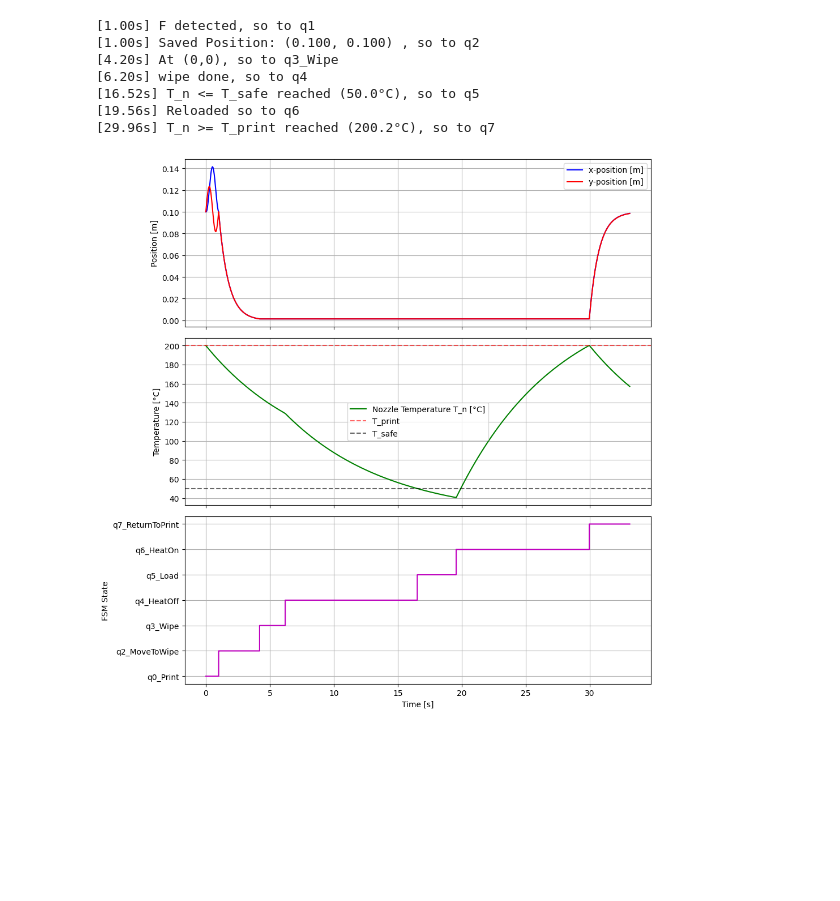
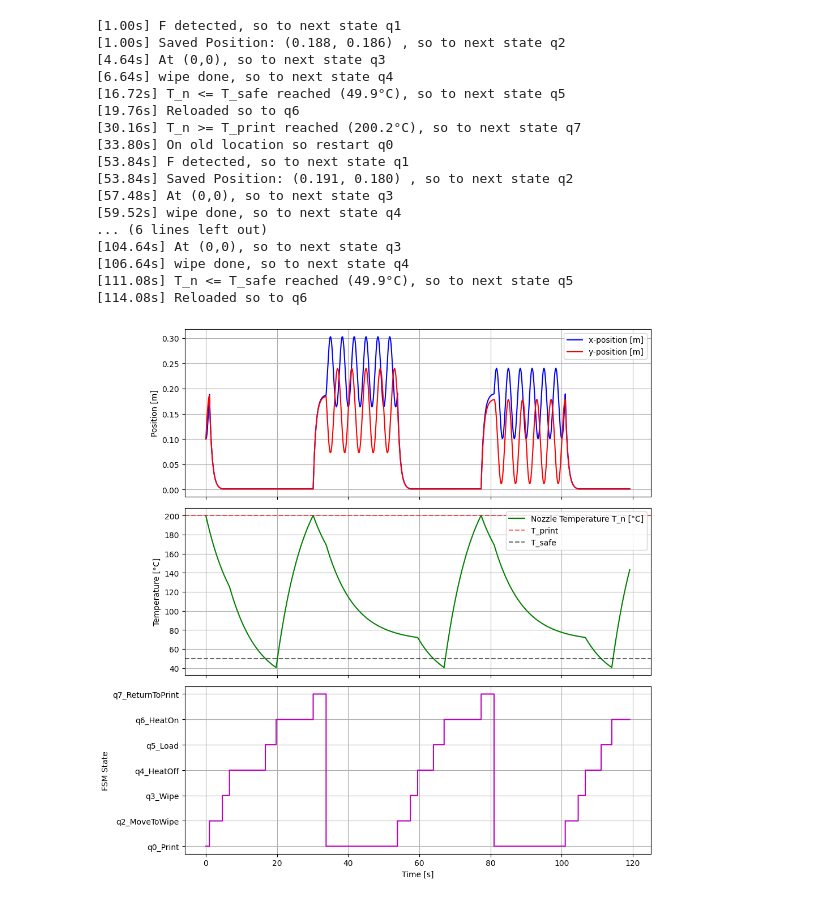
Before and after one commit to JeroenL12/Modelling-of-Dynamical-System---Report, a Jupyter notebook: Hybrid system code.ipynb, the cells around one changed output. Saved outputs shown, nothing was run; the diff lists cells and outputs as text; code cells hidden in the pictures; blank space fills up the shorter version.

```diff
--- a/Hybrid system code.ipynb
+++ b/Hybrid system code.ipynb
@@ -81,20 +81,21 @@ def run_hybrid_simulation():
         if state == 'q0_Print':
             #Drawing circle
             omega = 2.0 * np.pi
-            ux = 5.0 * np.sin(omega * t_current)
-            uy = 5.0 * np.cos(omega * t_current)
+            ux = 5.0 * np.sin(0.3*omega * t_current)
+            uy = 5.0 * np.cos(0.25*omega * t_current)
             un = 12.0
 
             if t_current >= trigger_F_time:
                 state = 'q1_Save'
-                print(f"[{t_current:.2f}s] F detected, so to q1")
+                trigger_F_time = np.inf
+                print(f"[{t_current:.2f}s] F detected, so to next state q1")
                 continue
 
         elif state == 'q1_Save':
             # Save current location
             x_saved, y_saved = x0[0], x0[3]
             ux, uy, un = 0.0, 0.0, 12.0
-            print(f"[{t_current:.2f}s] Saved Position: ({x_saved:.3f}, {y_saved:.3f}) , so to q2")
+            print(f"[{t_current:.2f}s] Saved Position: ({x_saved:.3f}, {y_saved:.3f}) , so to next state q2")
             state = 'q2_MoveToWipe'
             continue
 
@@ -106,14 +107,14 @@ def run_hybrid_simulation():
             if np.hypot(x0[0], x0[3]) < 0.002 and np.hypot(x0[1], x0[4]) < 0.01:
                 state = 'q3_Wipe'
                 timer_start = t_current
-                print(f"[{t_current:.2f}s] At (0,0), so to q3_Wipe")
+                print(f"[{t_current:.2f}s] At (0,0), so to next state q3")
                 continue
 
         elif state == 'q3_Wipe':
             ux, uy, un = 0.0, 0.0, 12.0
             if t_current - timer_start >= WIPE_TIME:
                 state = 'q4_HeatOff'
-                print(f"[{t_current:.2f}s] wipe done, so to q4")
+                print(f"[{t_current:.2f}s] wipe done, so to next state q4")
                 continue
 
         elif state == 'q4_HeatOff':
@@ -122,7 +123,7 @@ def run_hybrid_simulation():
             if x0[6] <= T_safe:
                 state = 'q5_Load'
                 timer_start = t_current
-                print(f"[{t_current:.2f}s] T_n <= T_safe reached ({x0[6]:.1f}°C), so to q5")
+                print(f"[{t_current:.2f}s] T_n <= T_safe reached ({x0[6]:.1f}°C), so to next state q5")
                 continue
 
         elif state == 'q5_Load':
@@ -137,18 +138,18 @@ def run_hybrid_simulation():
             # Guard check temp is on target level
             if x0[6] >= T_print:
                 state = 'q7_ReturnToPrint'
-                print(f"[{t_current:.2f}s] T_n >= T_print reached ({x0[6]:.1f}°C), so to q7")
+                print(f"[{t_current:.2f}s] T_n >= T_print reached ({x0[6]:.1f}°C), so to next state q7")
                 continue
 
         elif state == 'q7_ReturnToPrint':
             ux, uy = position_controller(x0[0], x0[3], x_saved, y_saved)
-            un = 12.0
+            un = 24.0
             # Guard return to saved position
             if np.hypot(x0[0] - x_saved, x0[3] - y_saved) < 0.002:
-                history_t.append(t_current)
-                history_x.append(x0)
-                history_states.append('q7_ReturnToPrint')
-                break
+                state = 'q0_Print'
+                trigger_F_time = t_current + 20.0
+                print(f"[{t_current:.2f}s] On old location so restart q0")
+                continue
 
         dt = 0.04
         t_span = (t_current, t_current + dt)
@@ -167,38 +168,48 @@ def run_hybrid_simulation():
 
 t, x_data, states = run_hybrid_simulation()
 
 fig, axes = plt.subplots(3, 1, figsize=(10, 10), sharex=True)
 
 axes[0].plot(t, x_data[:, 0], label='x-position [m]', color='b')
 axes[0].plot(t, x_data[:, 3], label='y-position [m]', color='r')
 axes[0].set_ylabel('Position [m]')
 axes[0].legend()
 axes[0].grid(True)
 
 axes[1].plot(t, x_data[:, 6], label='Nozzle Temperature T_n [°C]', color='g')
 axes[1].axhline(T_print, linestyle='--', color='r', alpha=0.6, label='T_print')
 axes[1].axhline(T_safe, linestyle='--', color='k', alpha=0.6, label='T_safe')
 axes[1].set_ylabel('Temperature [°C]')
 axes[1].legend()
 axes[1].grid(True)
 
 unique_states = sorted(list(set(states)), key=lambda s: states.index(s))
 state_indices = [unique_states.index(s) for s in states]
 axes[2].step(t, state_indices, where='post', color='m')
 axes[2].set_yticks(range(len(unique_states)))
 axes[2].set_yticklabels(unique_states)
 axes[2].set_ylabel('FSM State')
 axes[2].set_xlabel('Time [s]')
 axes[2].grid(True)
 
 plt.tight_layout()
 plt.show()
 # %% [output]
-[1.00s] F detected, so to q1
-[1.00s] Saved Position: (0.100, 0.100) , so to q2
-[4.20s] At (0,0), so to q3_Wipe
-[6.20s] wipe done, so to q4
-[16.52s] T_n <= T_safe reached (50.0°C), so to q5
-[19.56s] Reloaded so to q6
-[29.96s] T_n >= T_print reached (200.2°C), so to q7
+[1.00s] F detected, so to next state q1
+[1.00s] Saved Position: (0.188, 0.186) , so to next state q2
+[4.64s] At (0,0), so to next state q3
+[6.64s] wipe done, so to next state q4
+[16.72s] T_n <= T_safe reached (49.9°C), so to next state q5
+[19.76s] Reloaded so to q6
+[30.16s] T_n >= T_print reached (200.2°C), so to next state q7
+[33.80s] On old location so restart q0
+[53.84s] F detected, so to next state q1
+[53.84s] Saved Position: (0.191, 0.180) , so to next state q2
+[57.48s] At (0,0), so to next state q3
+[59.52s] wipe done, so to next state q4
+... (6 lines left out)
+[104.64s] At (0,0), so to next state q3
+[106.64s] wipe done, so to next state q4
+[111.08s] T_n <= T_safe reached (49.9°C), so to next state q5
+[114.08s] Reloaded so to q6
-[figure, old version]
+[figure, new version]
```
